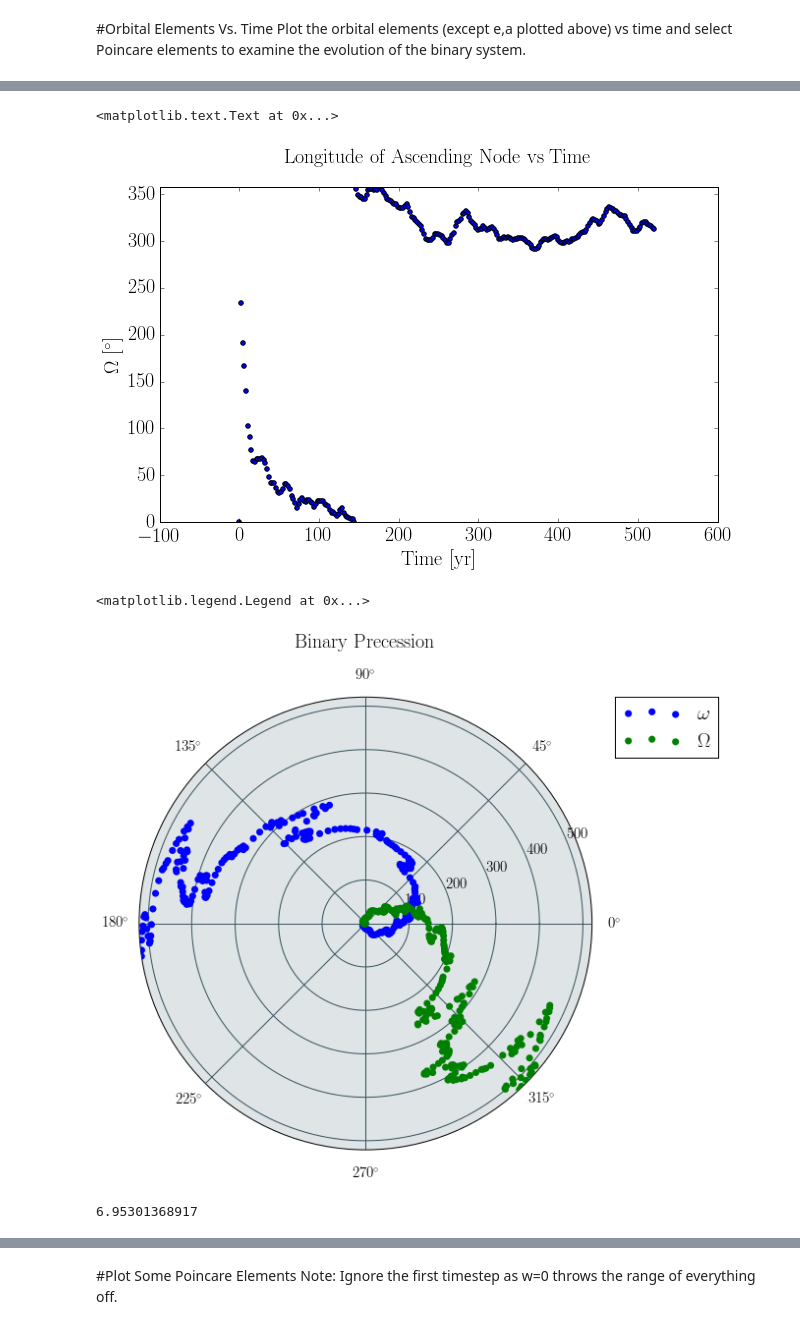
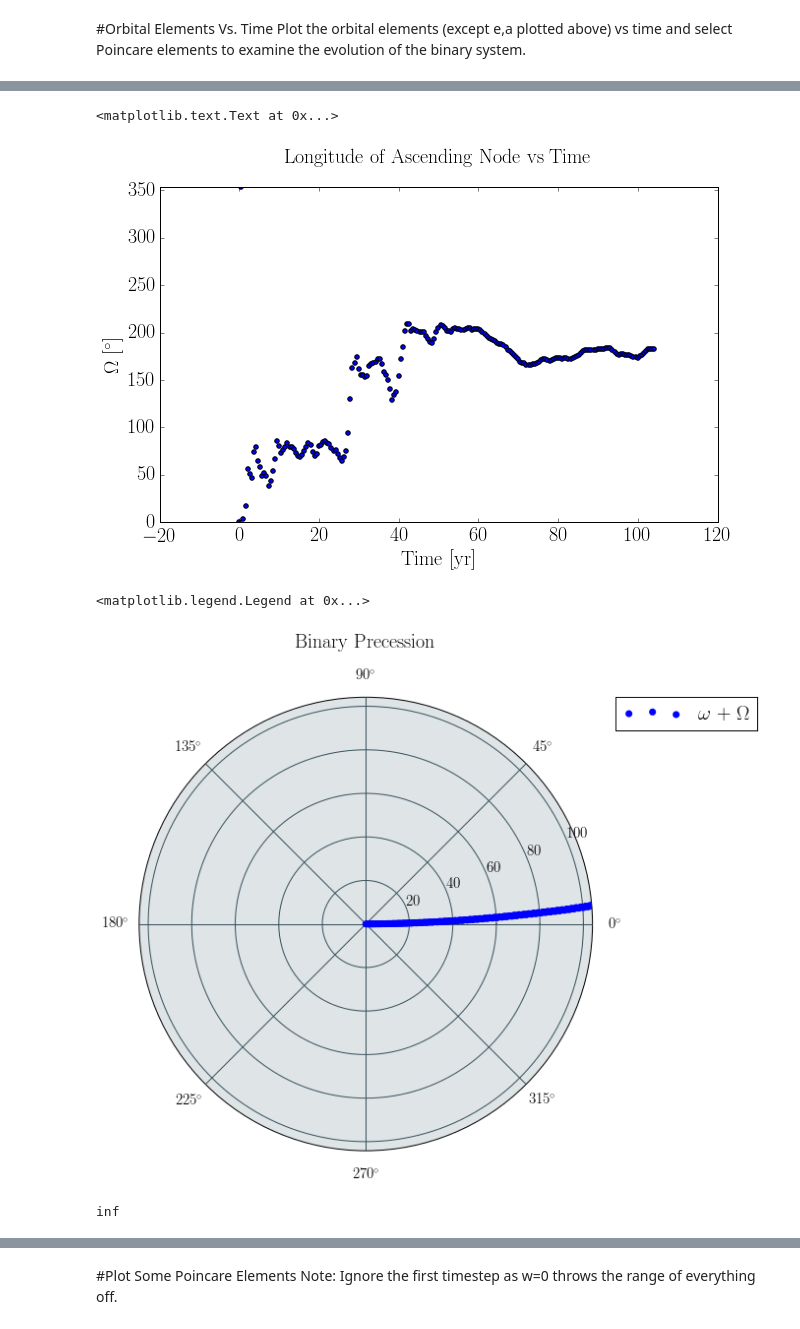
Before and after one commit to dflemin3/CBNotebooks, a Jupyter notebook: processSnapshots.ipynb, the cells around one changed output, grey strips where cells are left out. Saved outputs shown, nothing was run; the diff lists cells and outputs as text; code cells hidden in the pictures.

Commit message:
updated orbital elems movie notebook

```diff
--- a/processSnapshots.ipynb
+++ b/processSnapshots.ipynb
@@ -38,7 +38,7 @@ mpl.rcParams['font.size'] = 20.0
 User must provide to the variable "cwd" the full directory name of the dir where the data is.  Then, set the flags to get the analysis you want.
 # %%
 #Tell code where data is
-cwd = '/astro/users/dflemin3/Desktop/sims/k38HighEccLong'
+cwd = '/astro/users/dflemin3/Desktop/sims/k38_e_0.1032_dEta_0.005_100yrs'
 os.chdir(cwd)
 # %%
 #Flags to control output.  Can be passed as command line arguments if I make this a script in the future
@@ -762,32 +761,35 @@ plt.ylabel(r"$\Omega$ [$^\circ$]")
 plt.title("Longitude of Ascending Node vs Time",y=1.06)
 # %% [output]
 <matplotlib.text.Text at 0x...>
-[figure, old version]
+[figure, new version]
 # %%
 # radar green, solid grid lines
 rc('grid', color='#38525c', linewidth=1, linestyle='-')
 rc('xtick', labelsize=15)
 rc('ytick', labelsize=15)
 
 # force square figure and square axes looks better for polar, IMO
 fig = figure(figsize=(8,8))
 ax = fig.add_axes([0.1, 0.1, 0.8, 0.8], polar=True, axisbg='#dfe5e7')
 
 r_y = time
-w_x = orbElems[:,w]*(np.pi/180.)
-Omega_x = orbElems[:,loan]*(np.pi/180.)
-combo = w_x + Omega_x
-ax.scatter(w_x, r_y,c='blue',s=50,zorder=10,edgecolor='None',label=r'$\omega$')
-ax.scatter(Omega_x, r_y ,c='green',s=50,zorder=10,edgecolor='None',label=r'$\Omega$')
+
+w_x = (orbElems[:,w] + orbElems[:,loan])*np.pi/180.
+
+#_x = orbElems[:,w]*(np.pi/180.)
+#mega_x = orbElems[:,loan]*(np.pi/180.)
+#ombo = w_x + Omega_x
+ax.scatter(w_x, r_y,c='blue',s=50,zorder=10,edgecolor='None',label=r'$\omega$ + $\Omega$')
+#x.scatter(Omega_x, r_y ,c='green',s=50,zorder=10,edgecolor='None',label=r'$\Omega$')
 #ax.scatter(combo, r_y ,c='red',s=50,zorder=10,edgecolor='None',label=r'$\Omega$ + $\omega$')
 
 ax.set_ylim(time[0],time[-1])
 ax.set_title(r"Binary Precession",y=1.1)
 ax.legend(bbox_to_anchor=(1.05, 1), loc=2, borderaxespad=0.)
 #plt.savefig("bigGapBinaryPrecession.pdf",bbox_inches='tight')
 # %% [output]
 <matplotlib.legend.Legend at 0x...>
-[figure, old version]
+[figure, new version]
 # %%
 ri, ro = r[0].min(), r[0].max()
 ri, ro = 0.25, 4
@@ -800,7 +802,7 @@ T = np.power(ro,0.5)*np.power(ri,5./2.)/(0.5*n*0.1469**3)
 T *= 8.0*np.pi*np.sum(mass[0,:])/m_disk
 print T/AddBinary.YEARSEC
 # %% [output]
-6.95301368917
+inf
 # %%
 plt.scatter(time,orbElems[:,inc])
 
```
Also changed, not shown: parts of 27 cells of this notebook, 1 other file.
